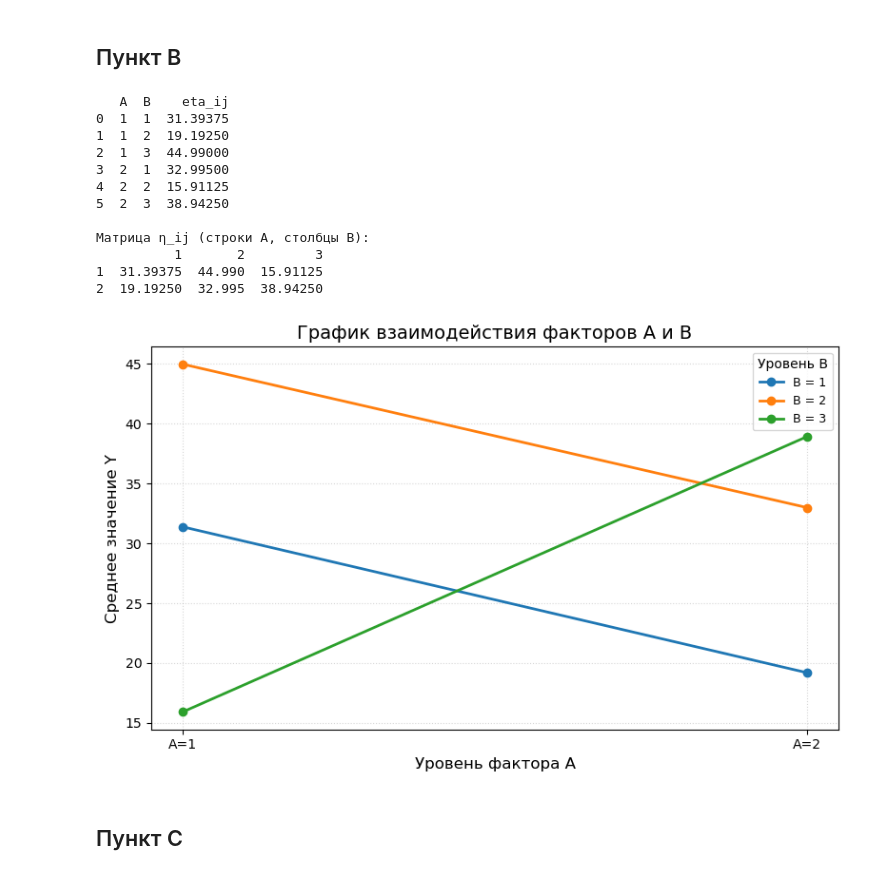
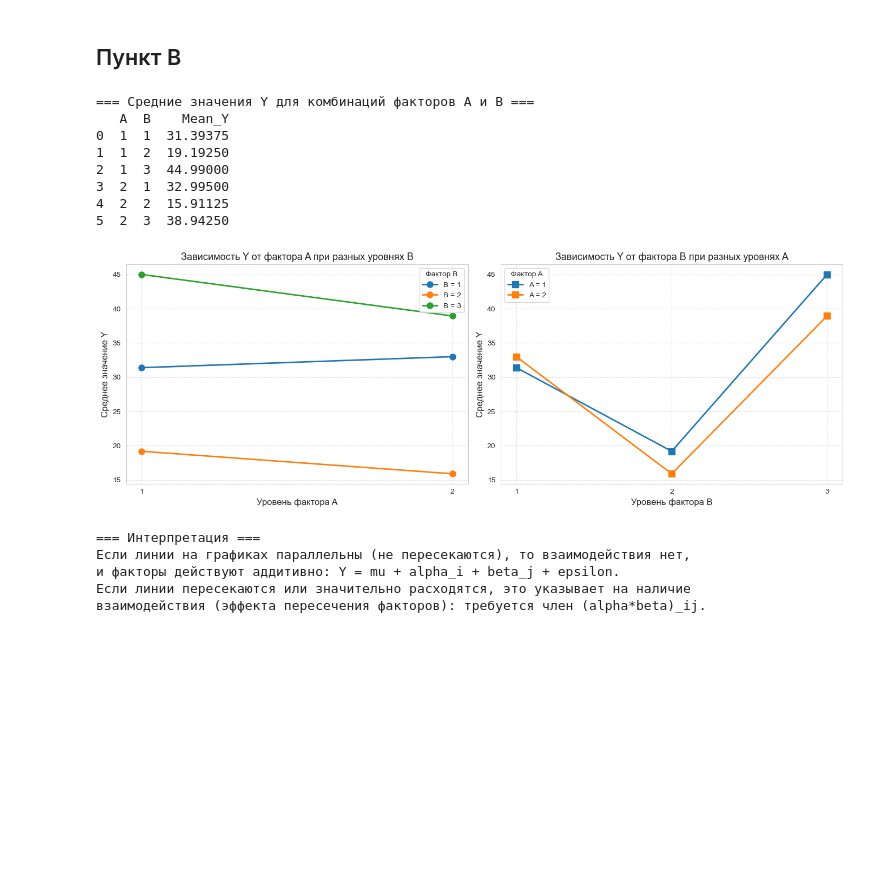
Before and after one commit to TemSV/statistics, a Jupyter notebook: regression.ipynb, the cells around one changed output. Drawn from its saved outputs; the diff is of its cells as text; code cells hidden in the pictures; blank space fills up the shorter version.

```diff
--- a/regression.ipynb
+++ b/regression.ipynb
@@ -614,57 +438,18 @@ SSe = 21.7798, n = 48, r = 6, s2 = 0.5186
 # %% [markdown]
 ## Пункт B
 # %%
-cell_means_sorted = cell_means.sort_values(['A', 'B']).reset_index(drop=True)
-print(cell_means_sorted)
-
-levels_A = sorted(cell_means_sorted['A'].unique())
-levels_B = sorted(cell_means_sorted['B'].unique())
-
-nA = len(levels_A)
-nB = len(levels_B)
-
-interaction_matrix = cell_means_sorted['eta_ij'].to_numpy().reshape(nA, nB, order='F')
-print("\nМатрица η_ij (строки A, столбцы B):")
-print(pd.DataFrame(interaction_matrix, index=levels_A, columns=levels_B))
-
-plt.figure(figsize=(8, 5))
-
-x_vals = np.arange(1, nA + 1)
-colors = ['tab:blue', 'tab:orange', 'tab:green']
-
-for j, b_level in enumerate(levels_B):
-    y_vals = interaction_matrix[:, j]
-    plt.plot(
-        x_vals,
-        y_vals,
-        marker='o',
-        linewidth=2,
-        color=colors[j % len(colors)],
-        label=f'B = {b_level}'
-    )
-
-plt.title('График взаимодействия факторов A и B', fontsize=14)
-plt.xlabel('Уровень фактора A', fontsize=12)
-plt.ylabel('Среднее значение Y', fontsize=12)
-plt.xticks(x_vals, [f'A={a}' for a in levels_A])
-plt.grid(True, linestyle=':', alpha=0.5)
-plt.legend(title='Уровень B', fontsize=9, title_fontsize=10, loc='best')
-
-plt.tight_layout()
-plt.show()
 # %% [output]
-   A  B    eta_ij
+=== Средние значения Y для комбинаций факторов A и B ===
+   A  B    Mean_Y
 0  1  1  31.39375
 1  1  2  19.19250
 2  1  3  44.99000
 3  2  1  32.99500
 4  2  2  15.91125
 5  2  3  38.94250
-
-Матрица η_ij (строки A, столбцы B):
-          1       2         3
-1  31.39375  44.990  15.91125
-2  19.19250  32.995  38.94250
-[figure, old version]
+[figure, new version]
+=== Интерпретация ===
+Если линии на графиках параллельны (не пересекаются), то взаимодействия нет,
+и факторы действуют аддитивно: Y = mu + alpha_i + beta_j + epsilon.
+Если линии пересекаются или значительно расходятся, это указывает на наличие
+взаимодействия (эффекта пересечения факторов): требуется член (alpha*beta)_ij.
-# %% [markdown]
-## Пункт C
```
Also changed, not shown: parts of 13 cells of this notebook.
